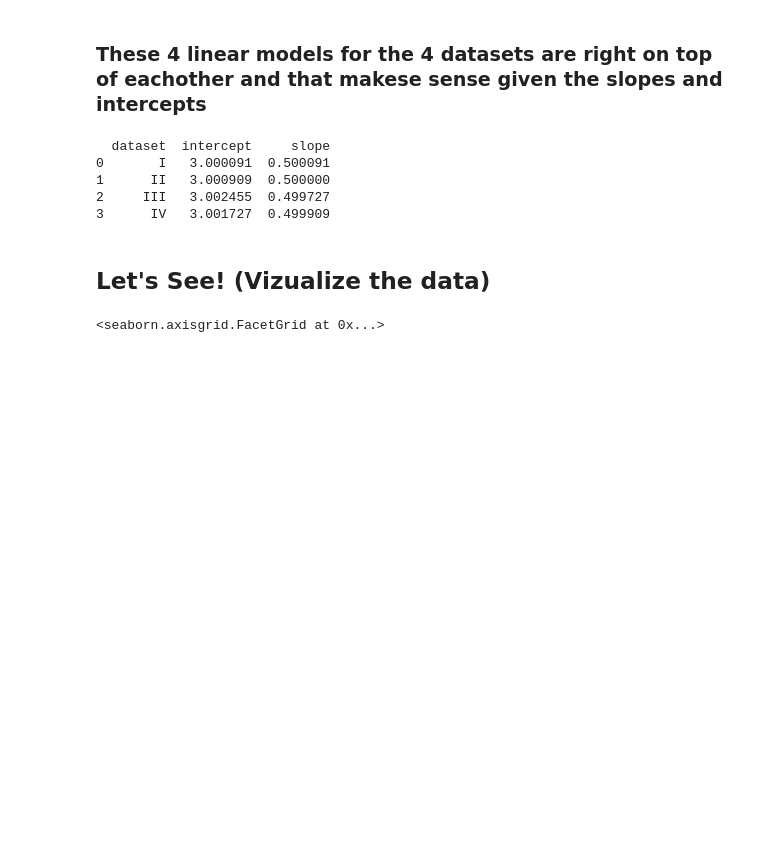
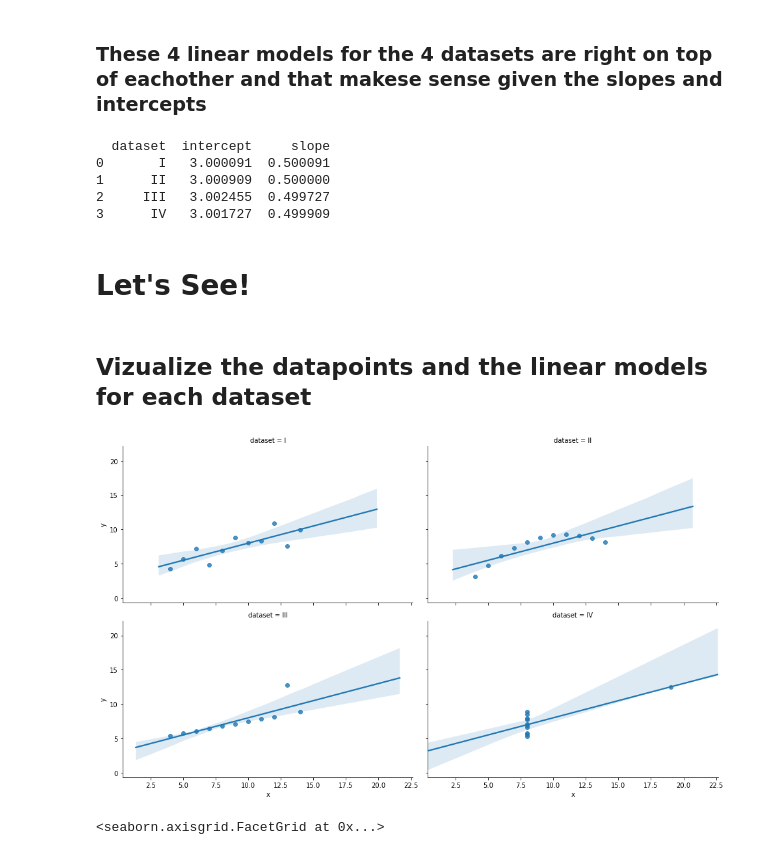
Before and after one commit to ryanorsinger/intro-to-machine-learning-workshop, a Jupyter notebook: describe-vizualize-data.ipynb, the cells around one changed output. Drawn from its saved outputs; the diff is of its cells as text; code cells hidden in the pictures; blank space fills up the shorter version.

Commit message:
Add lmplot to get facetgrid + regplot functionality by group

```diff
--- a/describe-vizualize-data.ipynb
+++ b/describe-vizualize-data.ipynb
@@ -216,7 +216,15 @@ print(output)
 2     III   3.002455  0.499727
 3      IV   3.001727  0.499909
 # %% [markdown]
-## Let's See! (Vizualize the data)
+# Let's See!
+# %% [markdown]
+## Vizualize the datapoints and the linear models for each dataset
+# %%
+# The descriptive statistics
+sns.lmplot(x="x", y="y", col="dataset", data=quartet,
+           col_wrap=2, height=4,  aspect=1.7);
+# %% [output]
+[figure, added]
 # %%
 # Once you have compared the descriptive statistics of each of the datasets in the quartet,
 # Uncomment the next line and run this cell to visualize all 4 datasets next to eachother!
```
Also changed, not shown: parts of 5 cells of this notebook.
